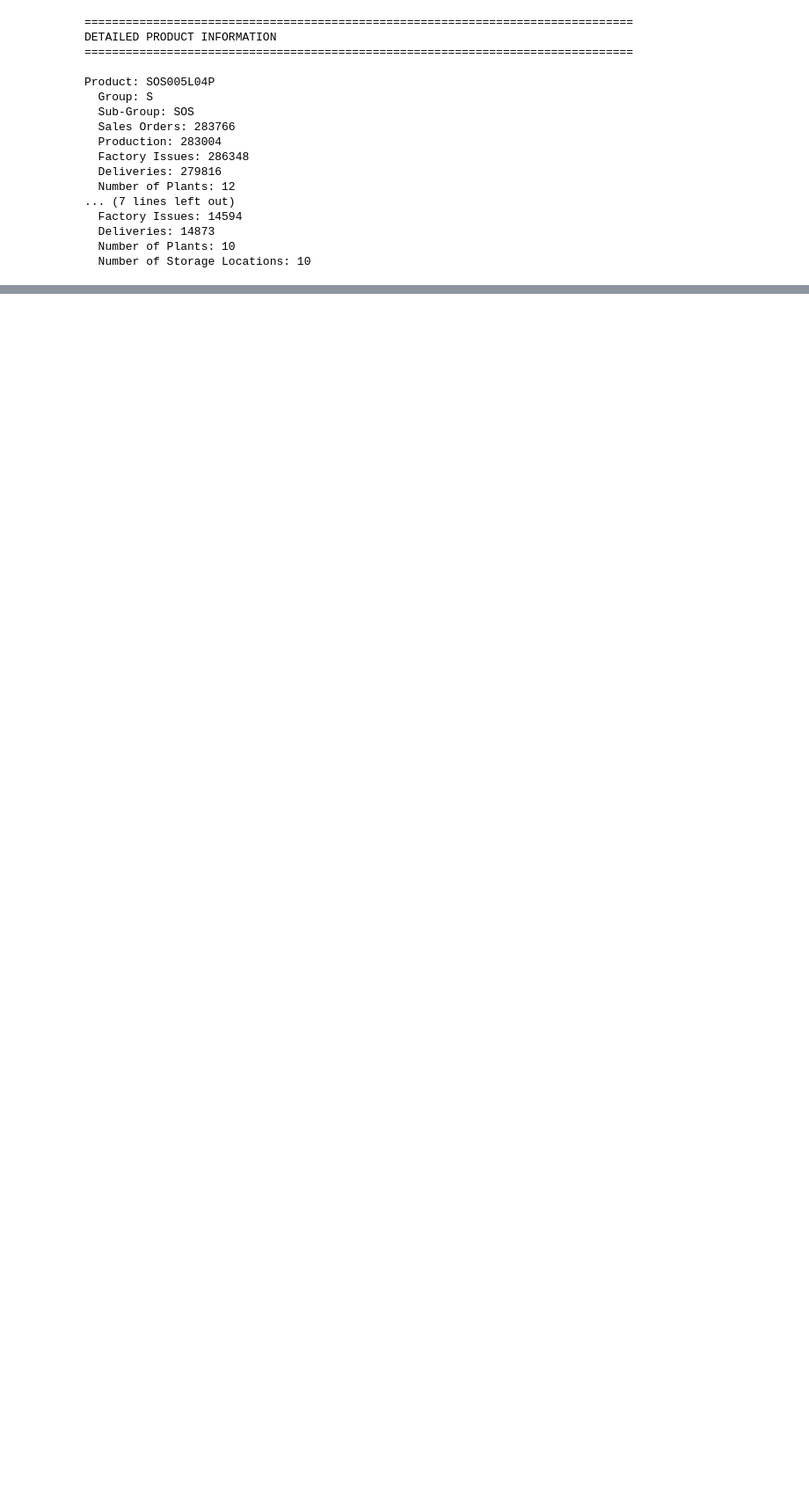
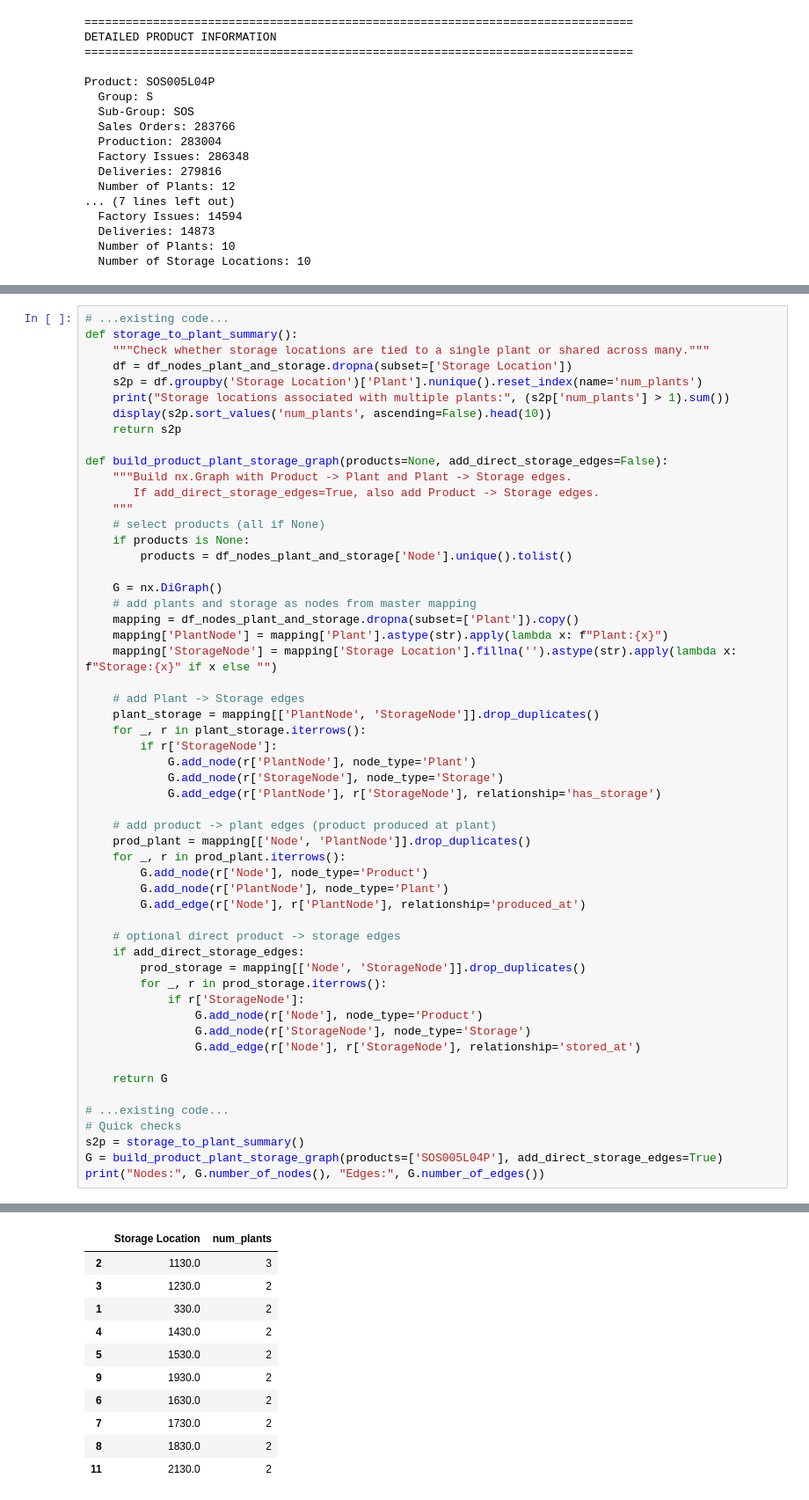
Before and after one commit to iman-xosseini/knowledge_graph_project, a Jupyter notebook: notebooks/data_analysis_18-11-2025.ipynb, the cells around one changed output, grey strips where cells are left out. Shown at 88% size. Drawn from its saved outputs; the diff is of its cells as text; blank space fills up the shorter version.

```diff
--- a/notebooks/data_analysis_18-11-2025.ipynb
+++ b/notebooks/data_analysis_18-11-2025.ipynb
@@ -831,0 +1723,56 @@ Product: SOS005L04P
+# %%
+# ...existing code...
+def storage_to_plant_summary():
+    """Check whether storage locations are tied to a single plant or shared across many."""
+    df = df_nodes_plant_and_storage.dropna(subset=['Storage Location'])
+    s2p = df.groupby('Storage Location')['Plant'].nunique().reset_index(name='num_plants')
+    print("Storage locations associated with multiple plants:", (s2p['num_plants'] > 1).sum())
+    display(s2p.sort_values('num_plants', ascending=False).head(10))
+    return s2p
+
+def build_product_plant_storage_graph(products=None, add_direct_storage_edges=False):
+    """Build nx.Graph with Product -> Plant and Plant -> Storage edges.
+       If add_direct_storage_edges=True, also add Product -> Storage edges.
+    """
+    # select products (all if None)
+    if products is None:
+        products = df_nodes_plant_and_storage['Node'].unique().tolist()
+
+    G = nx.DiGraph()
+    # add plants and storage as nodes from master mapping
+    mapping = df_nodes_plant_and_storage.dropna(subset=['Plant']).copy()
+    mapping['PlantNode'] = mapping['Plant'].astype(str).apply(lambda x: f"Plant:{x}")
+    mapping['StorageNode'] = mapping['Storage Location'].fillna('').astype(str).apply(lambda x: f"Storage:{x}" if x else "")
+
+    # add Plant -> Storage edges
+    plant_storage = mapping[['PlantNode', 'StorageNode']].drop_duplicates()
+    for _, r in plant_storage.iterrows():
+        if r['StorageNode']:
+            G.add_node(r['PlantNode'], node_type='Plant')
+            G.add_node(r['StorageNode'], node_type='Storage')
+            G.add_edge(r['PlantNode'], r['StorageNode'], relationship='has_storage')
+
+    # add product -> plant edges (product produced at plant)
+    prod_plant = mapping[['Node', 'PlantNode']].drop_duplicates()
+    for _, r in prod_plant.iterrows():
+        G.add_node(r['Node'], node_type='Product')
+        G.add_node(r['PlantNode'], node_type='Plant')
+        G.add_edge(r['Node'], r['PlantNode'], relationship='produced_at')
+
+    # optional direct product -> storage edges
+    if add_direct_storage_edges:
+        prod_storage = mapping[['Node', 'StorageNode']].drop_duplicates()
+        for _, r in prod_storage.iterrows():
+            if r['StorageNode']:
+                G.add_node(r['Node'], node_type='Product')
+                G.add_node(r['StorageNode'], node_type='Storage')
+                G.add_edge(r['Node'], r['StorageNode'], relationship='stored_at')
+
+    return G
+
+# ...existing code...
+# Quick checks
+s2p = storage_to_plant_summary()
+G = build_product_plant_storage_graph(products=['SOS005L04P'], add_direct_storage_edges=True)
+print("Nodes:", G.number_of_nodes(), "Edges:", G.number_of_edges())
+# %% [output]
@@ -831,0 +1780,11 @@ Product: SOS005L04P
+|  | Storage Location | num_plants |
+| 2 | 1130.0 | 3 |
+| 3 | 1230.0 | 2 |
+| 1 | 330.0 | 2 |
+| 4 | 1430.0 | 2 |
+| 5 | 1530.0 | 2 |
+| 9 | 1930.0 | 2 |
+| 6 | 1630.0 | 2 |
+| 7 | 1730.0 | 2 |
+| 8 | 1830.0 | 2 |
+| 11 | 2130.0 | 2 |
```
Also changed, not shown: parts of 17 cells of this notebook, 15 other files.
